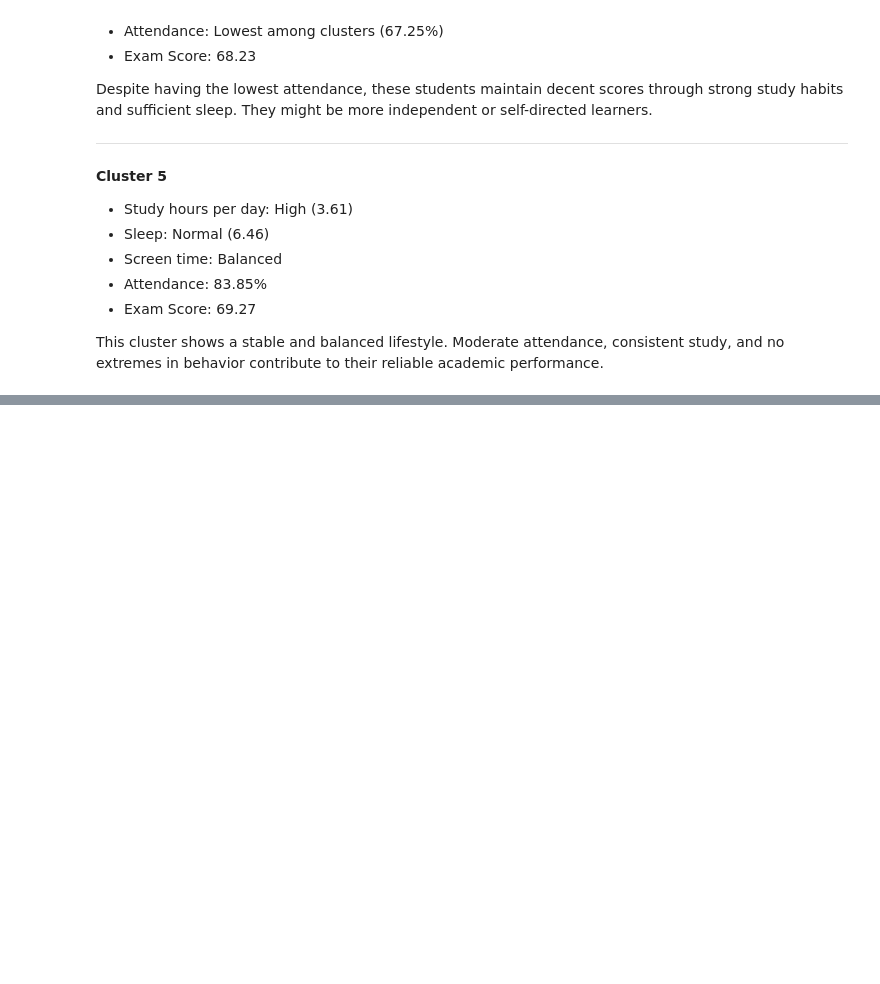
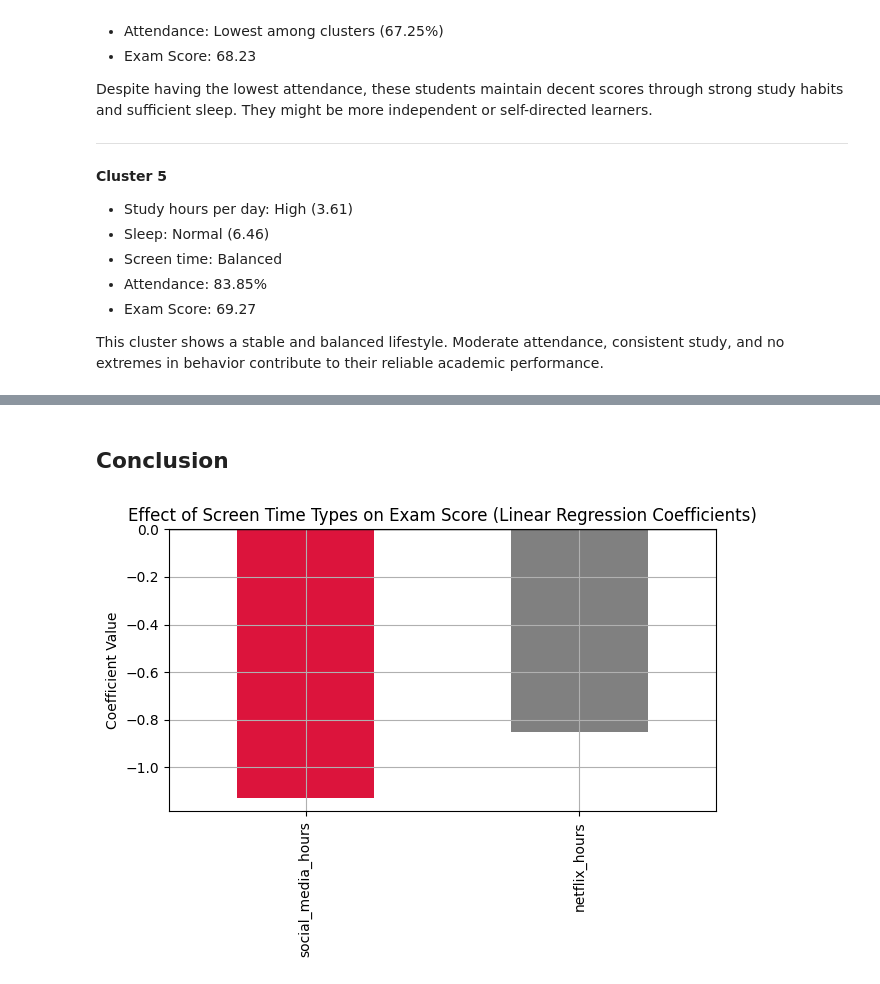
Before and after one commit to JuanTuatis/emtech-programming-assignment, a Jupyter notebook: EmTech-Capstone-Project/Capstone-Project.ipynb, the cells around one changed output, grey strips where cells are left out. Saved outputs shown, nothing was run; the diff lists cells and outputs as text; code cells hidden in the pictures; blank space fills up the shorter version.

```diff
--- a/EmTech-Capstone-Project/Capstone-Project.ipynb
+++ b/EmTech-Capstone-Project/Capstone-Project.ipynb
@@ -749,0 +763,16 @@ This cluster shows a stable and balanced lifestyle. Moderate attendance, consist
+# %% [markdown]
+## Conclusion
+# %%
+# Get coefficients of social media hours and netflix hours
+coeff_df = pd.Series(lr_model.coef_, index=X_train.columns).sort_values()
+coeff_df[["social_media_hours", "netflix_hours"]]
+
+coeff_df[["social_media_hours", "netflix_hours"]].plot(kind="bar", color=["crimson", "gray"])
+plt.title("Effect of Screen Time Types on Exam Score (Linear Regression Coefficients)")
+plt.ylabel("Coefficient Value")
+plt.axhline(0, color="black", linewidth=1)
+plt.grid(True)
+plt.tight_layout()
+plt.show()
+# %% [output]
+[figure, added]
```
Also changed, not shown: parts of 3 cells of this notebook.
